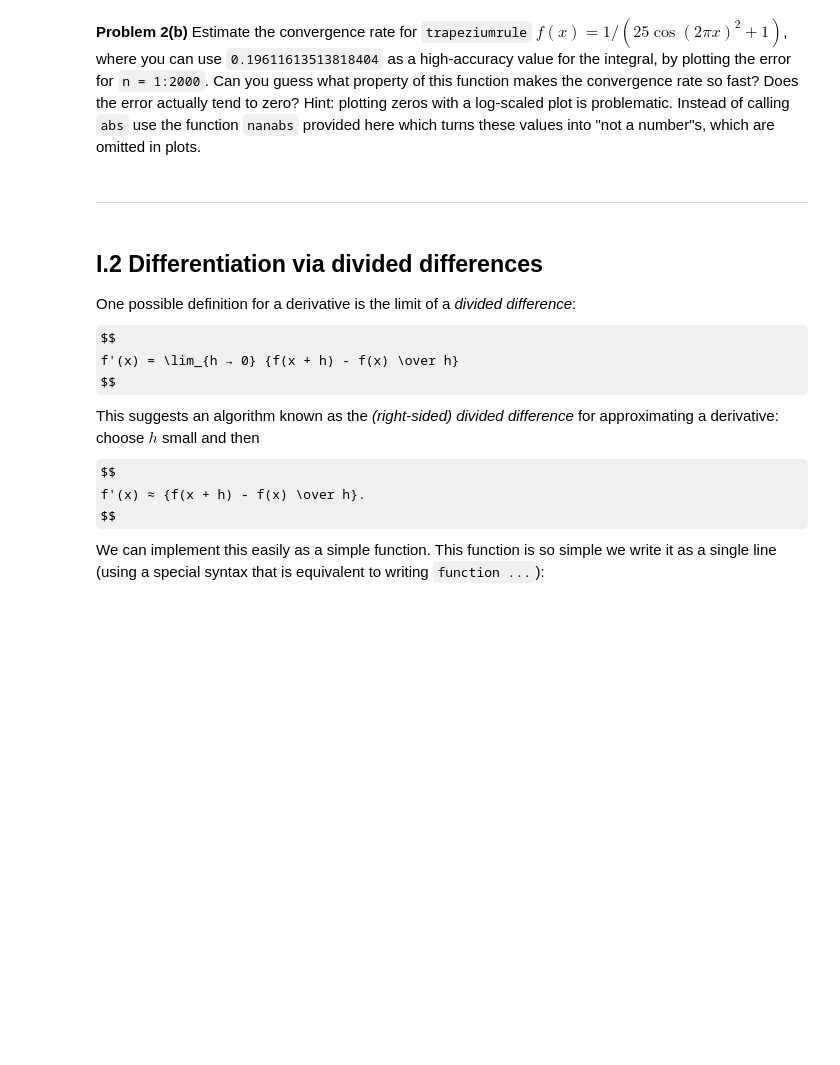
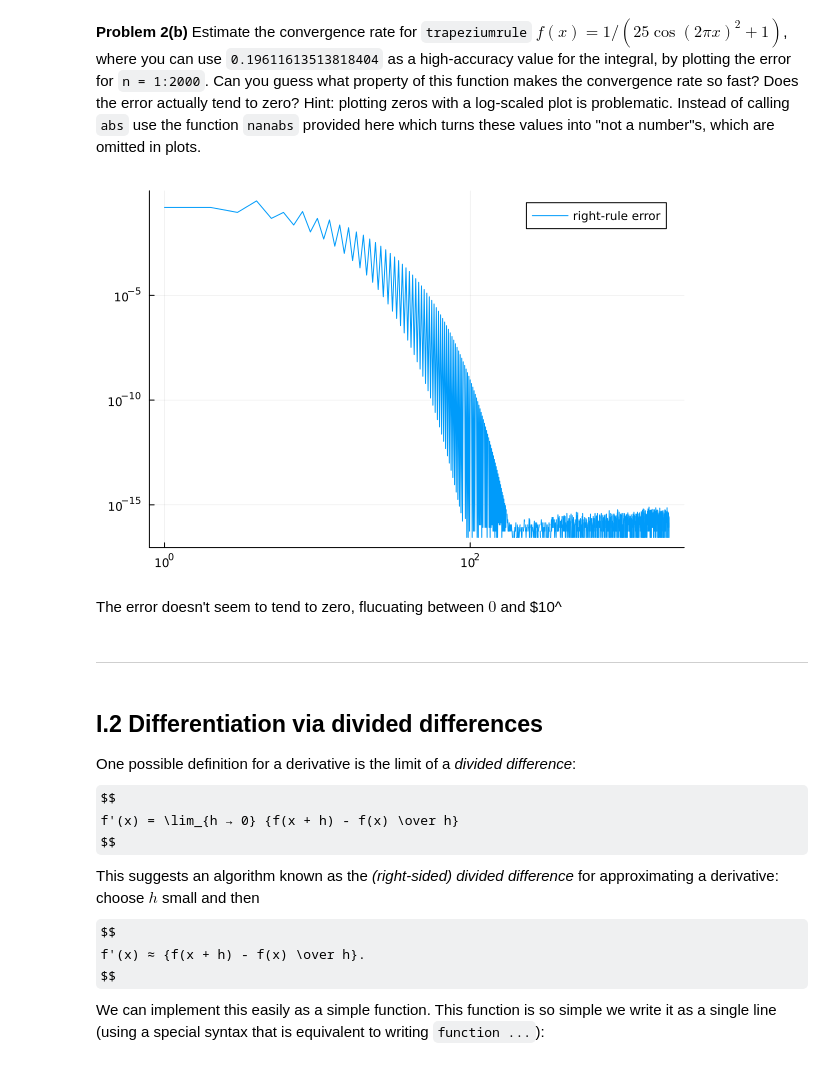
Before and after one commit to lovelife383/MATH50003NumericalAnalysis, a Jupyter notebook: labs/lab1.ipynb, the cells around one changed output. Saved outputs shown, nothing was run; the diff lists cells and outputs as text; code cells hidden in the pictures; some formulas as TeX source; blank space fills up the shorter version.

```diff
--- a/labs/lab1.ipynb
+++ b/labs/lab1.ipynb
@@ -277,14 +294,21 @@ provided here which turns these values into "not a number"s, which are omitted i
 # %%
 # nanabs(x) returns either abs(x) if it is greater than 0 or NaN
 function nanabs(x)
     if x == 0
         NaN
     else
         abs(x)
     end
 end
-
+N = 2_000
+trapeziumruleerr = n -> trapeziumrule(x -> 1/(25cos(2π*x)^2+1) ,n) - 0.19611613513818404
+errs = [nanabs(trapeziumruleerr(n)) for n=1:N]
+plot(1:N, errs; xscale=:log10, yscale=:log10, label="right-rule error")
 # TODO: Plot the absolute-value of the error of trapeziumrule with f = x -> 1/(25cos(2π*x)^2+1) for n = 1:2000.
+# %% [output]
+[figure, added]
+# %% [markdown]
+The error doesn't seem to tend to zero, flucuating between $0$ and $10^
 # %% [markdown]
 -------
 # %% [markdown]
```
Also changed, not shown: parts of 8 cells of this notebook.
